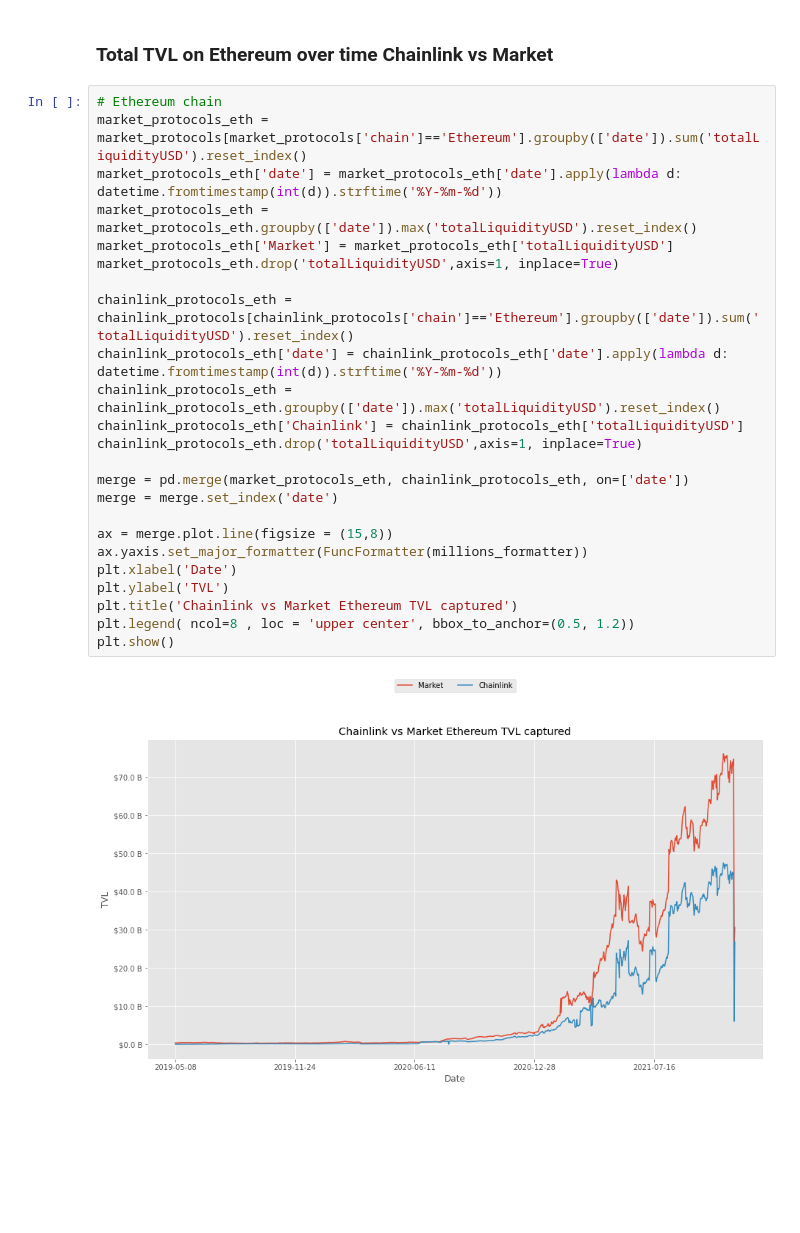
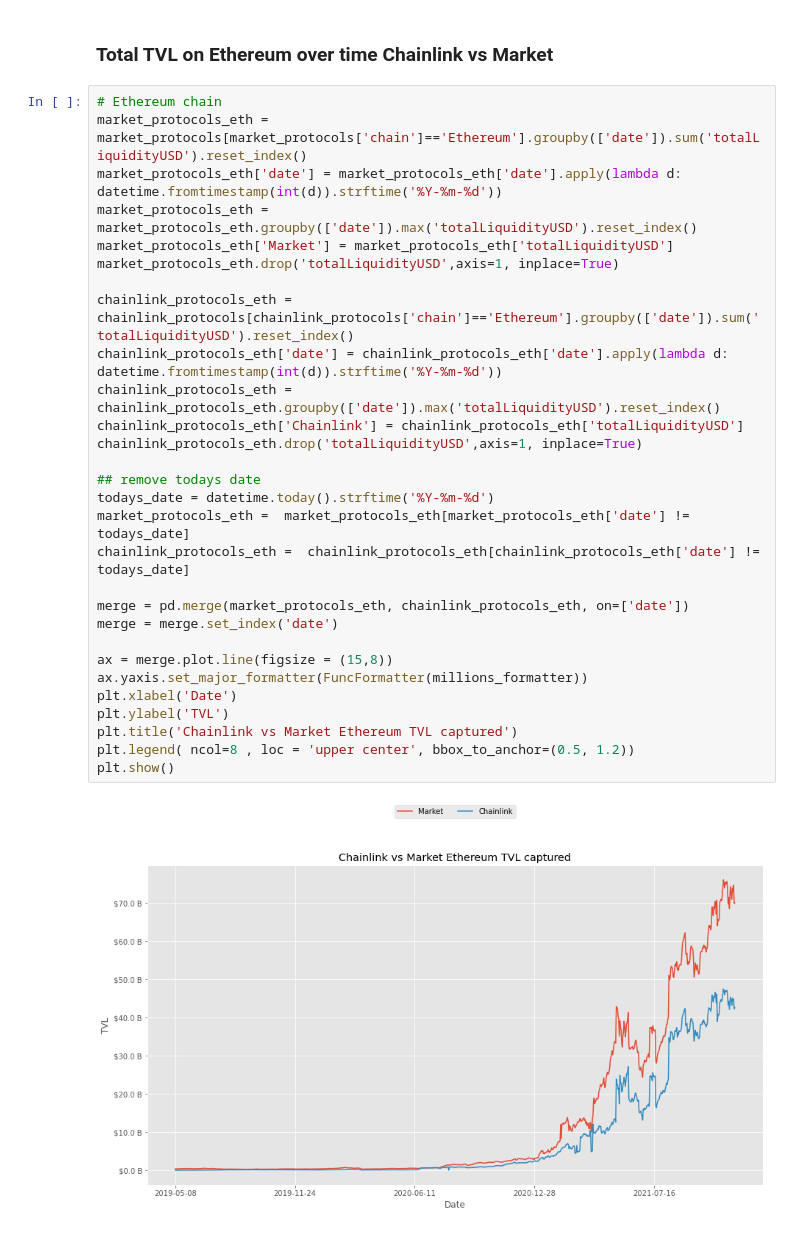
Before and after one commit to jacobianjl/defi-llama-project, a Jupyter notebook: defi_lama_tvl_analysis.ipynb, the cells around one changed output. Drawn from its saved outputs; the diff is of its cells as text; blank space fills up the shorter version.

```diff
--- a/defi_lama_tvl_analysis.ipynb
+++ b/defi_lama_tvl_analysis.ipynb
@@ -514,26 +559,31 @@ plt.show()
 # %%
 # Ethereum chain
 market_protocols_eth = market_protocols[market_protocols['chain']=='Ethereum'].groupby(['date']).sum('totalLiquidityUSD').reset_index()
 market_protocols_eth['date'] = market_protocols_eth['date'].apply(lambda d: datetime.fromtimestamp(int(d)).strftime('%Y-%m-%d'))
 market_protocols_eth = market_protocols_eth.groupby(['date']).max('totalLiquidityUSD').reset_index()
 market_protocols_eth['Market'] = market_protocols_eth['totalLiquidityUSD']
 market_protocols_eth.drop('totalLiquidityUSD',axis=1, inplace=True)
 
 chainlink_protocols_eth = chainlink_protocols[chainlink_protocols['chain']=='Ethereum'].groupby(['date']).sum('totalLiquidityUSD').reset_index()
 chainlink_protocols_eth['date'] = chainlink_protocols_eth['date'].apply(lambda d: datetime.fromtimestamp(int(d)).strftime('%Y-%m-%d'))
 chainlink_protocols_eth = chainlink_protocols_eth.groupby(['date']).max('totalLiquidityUSD').reset_index()
 chainlink_protocols_eth['Chainlink'] = chainlink_protocols_eth['totalLiquidityUSD']
 chainlink_protocols_eth.drop('totalLiquidityUSD',axis=1, inplace=True)
 
+## remove todays date
+todays_date = datetime.today().strftime('%Y-%m-%d')
+market_protocols_eth =  market_protocols_eth[market_protocols_eth['date'] != todays_date]
+chainlink_protocols_eth =  chainlink_protocols_eth[chainlink_protocols_eth['date'] != todays_date]
+
 merge = pd.merge(market_protocols_eth, chainlink_protocols_eth, on=['date'])
 merge = merge.set_index('date')
 
 ax = merge.plot.line(figsize = (15,8))
 ax.yaxis.set_major_formatter(FuncFormatter(millions_formatter))
 plt.xlabel('Date')
 plt.ylabel('TVL')
 plt.title('Chainlink vs Market Ethereum TVL captured')
 plt.legend( ncol=8 , loc = 'upper center', bbox_to_anchor=(0.5, 1.2))
 plt.show()
 # %% [output]
-[figure, old version]
+[figure, new version]
```
Also changed, not shown: parts of 12 cells of this notebook.
